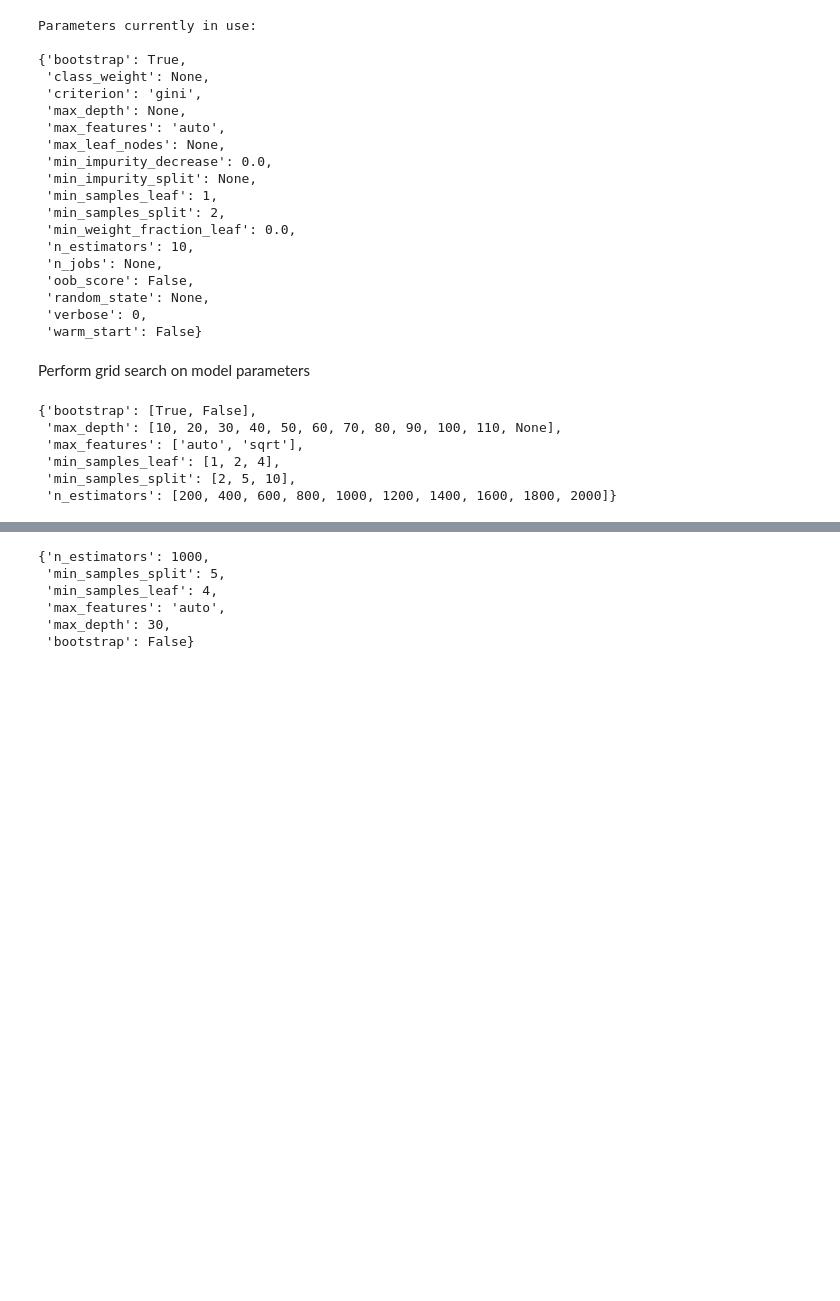
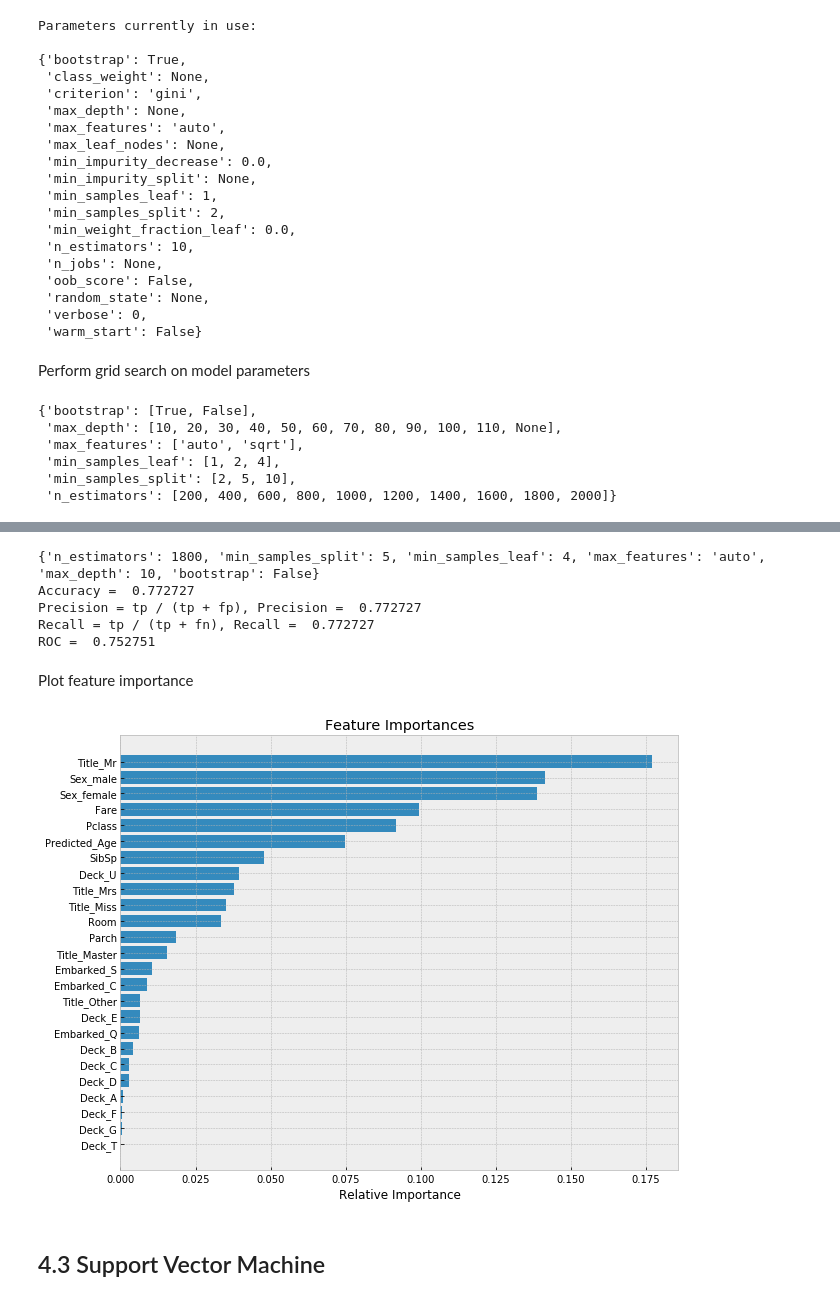
Before and after one commit to Shenghao1993/kaggle-titanic-survival-classification, a Jupyter notebook: Titanic - Model Training & Evaluation.ipynb, the cells around one changed output, grey strips where cells are left out. Saved outputs shown, nothing was run; the diff lists cells and outputs as text; code cells hidden in the pictures; blank space fills up the shorter version.

```diff
--- a/Titanic - Model Training & Evaluation.ipynb
+++ b/Titanic - Model Training & Evaluation.ipynb
@@ -2,11 +2,16 @@
 import numpy as np
 import pandas as pd
 import warnings
+import matplotlib.pyplot as plt
 from pprint import pprint
+from sklearn.linear_model import LogisticRegression
 from sklearn.ensemble import RandomForestClassifier
+from sklearn.svm import SVC
+from sklearn.model_selection import RandomizedSearchCV
 from helpers import preprocess, evaluate
 
-
+%matplotlib inline
+plt.style.use('bmh')
 warnings.filterwarnings('ignore')
 # %% [markdown]
 # Chapter IV - Fit Machine Learning Models
@@ -160,7 +186,7 @@ rf = RandomForestClassifier()
 rf_random = RandomizedSearchCV(estimator=rf, param_distributions=random_grid,
                                n_iter=100, cv=3, verbose=2, random_state=42, n_jobs=-1)
 # Fit the random search model
-rf_random.fit(train_df[all_features], train_df['Survived'])
+rf_random.fit(train_df[valid_features], train_df['Survived'])
 # %% [output]
 Fitting 3 folds for each of 100 candidates, totalling 300 fits
 [Parallel(n_jobs=-1)]: Using backend LokyBackend with 4 concurrent workers.
@@ -179,12 +205,28 @@ RandomizedSearchCV(cv=3, error_score='raise-deprecating',
           param_distributions={'n_estimators': [200, 400, 600, 800, 1000, 1200, 1400, 1600, 1800, 2000], 'max_features': ['auto', 'sqrt'], 'max_depth': [10, 20, 30, 40, 50, 60, 70, 80, 90, 100, 110, N ...
           pre_dispatch='2*n_jobs', random_state=42, refit=True,
           return_train_score='warn', scoring=None, verbose=2)
-# %%
-rf_random.best_params_
-# %% [output]
-{'n_estimators': 1000,
- 'min_samples_split': 5,
- 'min_samples_leaf': 4,
- 'max_features': 'auto',
- 'max_depth': 30,
- 'bootstrap': False}
+# %%
+print(rf_random.best_params_)
+evaluate(rf_random.best_estimator_, test_df[valid_features], test_df['Ground_Truth'])
+# %% [output]
+{'n_estimators': 1800, 'min_samples_split': 5, 'min_samples_leaf': 4, 'max_features': 'auto', 'max_depth': 10, 'bootstrap': False}
+Accuracy =  0.772727
+Precision = tp / (tp + fp), Precision =  0.772727
+Recall = tp / (tp + fn), Recall =  0.772727
+ROC =  0.752751
+# %% [markdown]
+Plot feature importance
+# %%
+importances = rf_random.best_estimator_.feature_importances_
+indices = np.argsort(importances)
+
+fig= plt.figure(figsize=(10, 8))
+plt.title('Feature Importances')
+plt.barh(range(len(indices)), importances[indices], align='center')
+plt.yticks(range(len(indices)), [valid_features[i] for i in indices])
+plt.xlabel('Relative Importance')
+plt.show()
+# %% [output]
+[figure, added]
+# %% [markdown]
+## 4.3 Support Vector Machine
```
Also changed, not shown: parts of 15 cells of this notebook, 2 other files.
